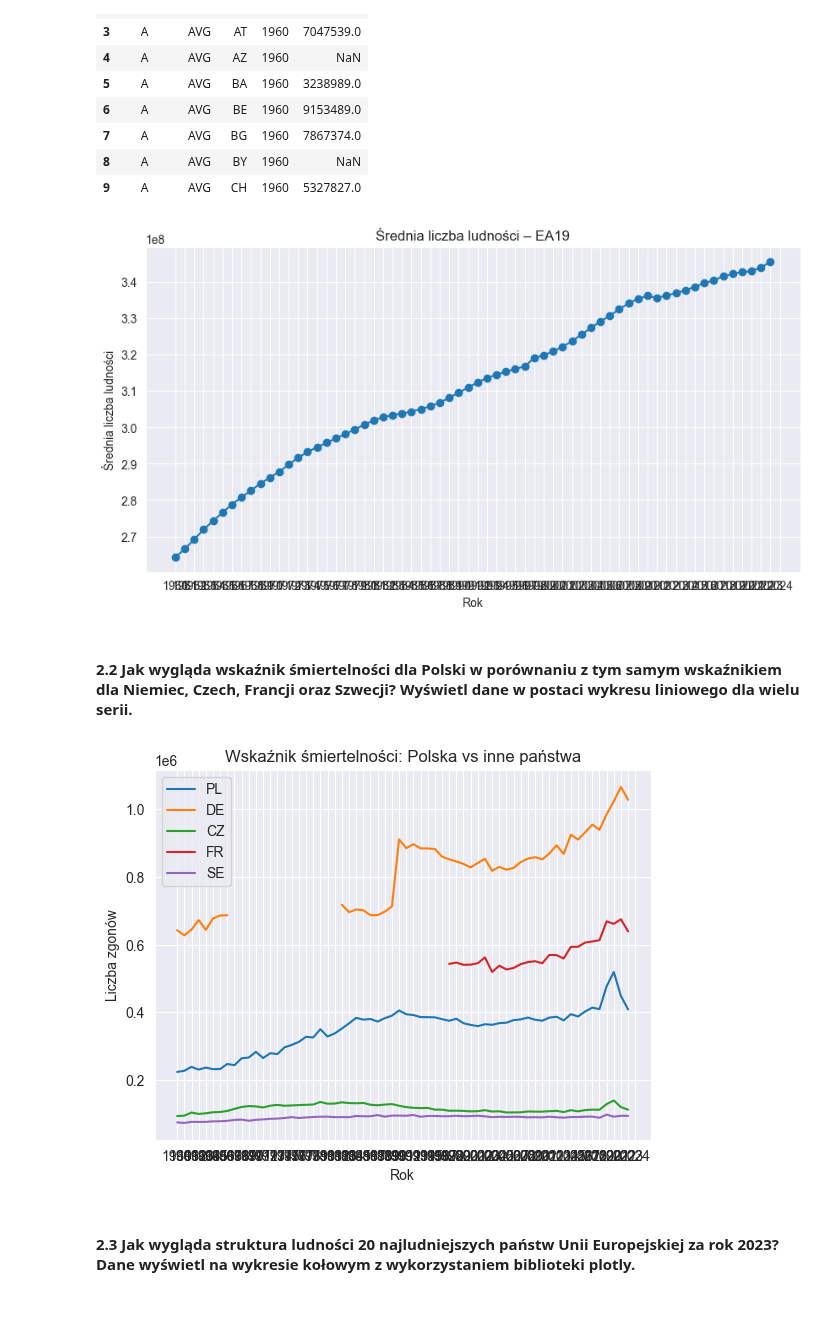
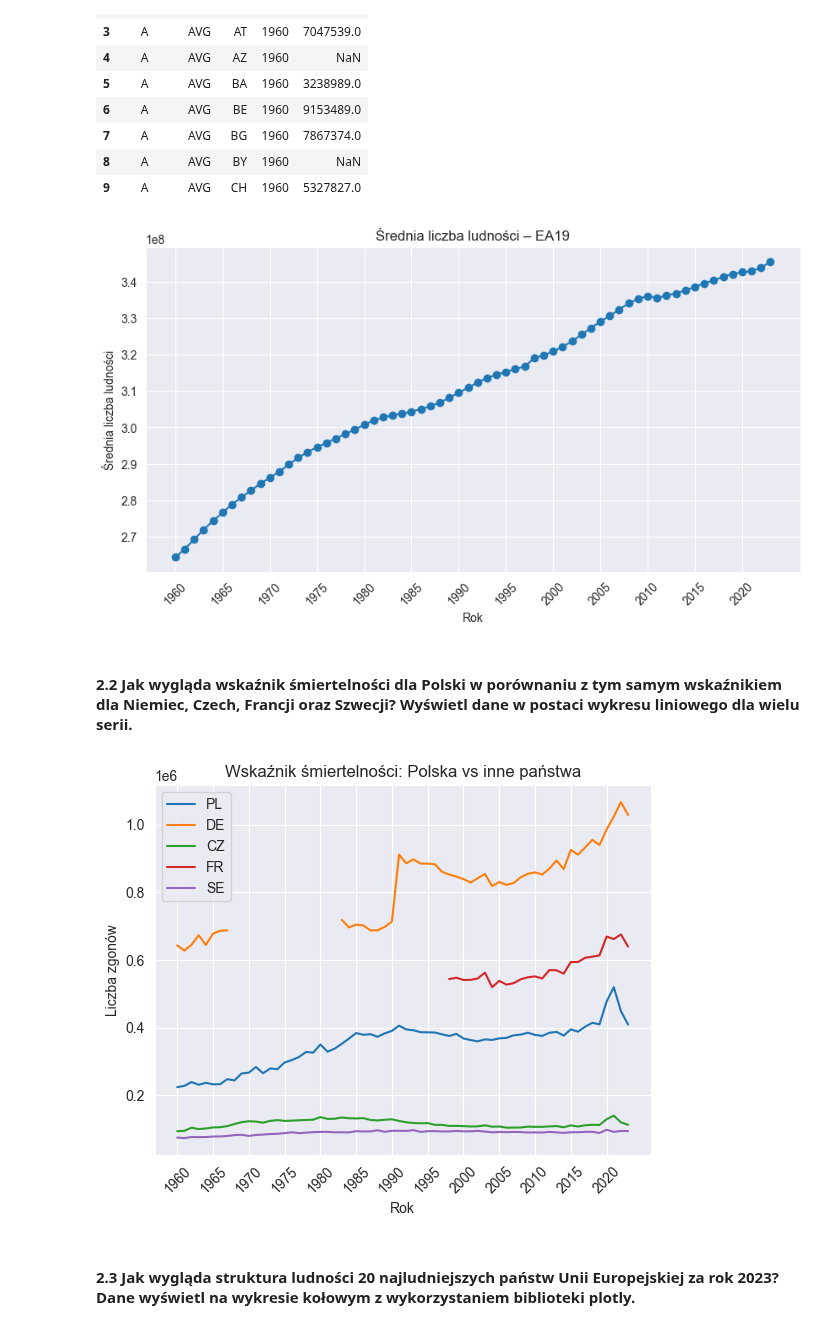
Before and after one commit to hdauharukava/swps-metody-analizy-danych, a Jupyter notebook: lab_10/tasks_lab_10.ipynb, the cells around one changed output. Drawn from its saved outputs; the diff is of its cells as text; code cells hidden in the pictures.

```diff
--- a/lab_10/tasks_lab_10.ipynb
+++ b/lab_10/tasks_lab_10.ipynb
@@ -108,28 +108,30 @@ plt.plot(df_avg_ea19['time'], df_avg_ea19['value'], marker='o')
 plt.title('Średnia liczba ludności – EA19')
 plt.xlabel('Rok')
 plt.ylabel('Średnia liczba ludności')
+plt.xticks(ticks=df_avg_ea19['time'][::5], rotation=45)
 plt.grid(True)
 plt.show()
 # %% [output]
-[figure, old version]
+[figure, new version]
 # %% [markdown]
 #### 2.2 Jak wygląda wskaźnik śmiertelności dla Polski w porównaniu z tym samym wskaźnikiem dla Niemiec, Czech, Francji oraz Szwecji? Wyświetl dane w postaci wykresu liniowego dla wielu serii.
 # %%
 countries = ['PL', 'DE', 'CZ', 'FR', 'SE']
 df_deaths = df_melted[(df_melted['geo'].isin(countries)) & (df_melted['indic_de'] == 'DEATH')]
 
 for country in countries:
     df_country = df_deaths[df_deaths['geo'] == country]
     plt.plot(df_country['time'], df_country['value'], label=country)
 
 plt.title('Wskaźnik śmiertelności: Polska vs inne państwa')
 plt.xlabel('Rok')
 plt.ylabel('Liczba zgonów')
 plt.legend()
+plt.xticks(ticks=df_avg_ea19['time'][::5], rotation=45)
 plt.grid(True)
 plt.show()
 # %% [output]
-[figure, old version]
+[figure, new version]
 # %% [markdown]
 #### 2.3 Jak wygląda struktura ludności 20 najludniejszych państw Unii Europejskiej za rok 2023? Dane wyświetl na wykresie kołowym z wykorzystaniem biblioteki plotly.
 # %%
```
Also changed, not shown: parts of 1 cell of this notebook.
